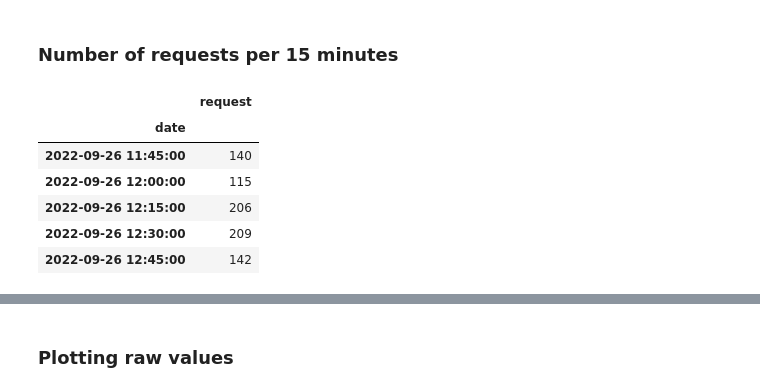
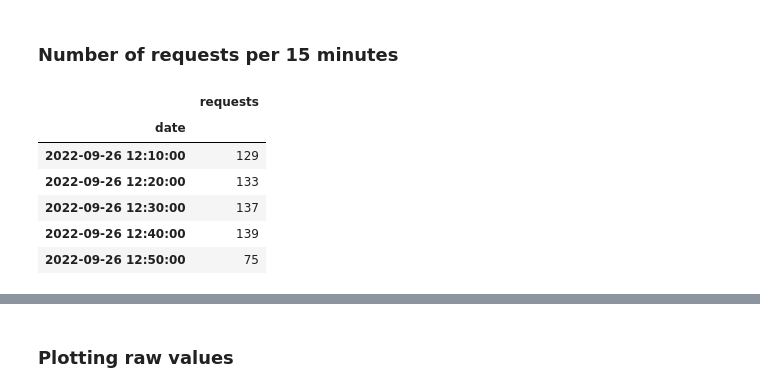
Before and after one commit to bigscience-workshop/carbon-footprint, a Jupyter notebook: bloom_api_carbon.ipynb, the cells around one changed output, grey strips where cells are left out. Saved outputs shown, nothing was run; the diff lists cells and outputs as text; code cells hidden in the pictures.

```diff
--- a/bloom_api_carbon.ipynb
+++ b/bloom_api_carbon.ipynb
@@ -203,14 +216,14 @@ Name: request, dtype: int64
 # %% [markdown]
 ### Number of requests per 15 minutes
 # %%
-requesthourdf = requestdf.groupby(pd.Grouper(key = 'date', freq='15min')).count()
-requesthourdf = requesthourdf.iloc[:-1 , :]
+requesthourdf = requestdf.groupby(pd.Grouper(key = 'date', freq='10min')).count()
+requesthourdf = requesthourdf.iloc[7:-2 , :]
 requesthourdf.tail()
 # %% [output]
-|  | request |
+|  | requests |
 | date |  |
-| 2022-09-26 11:45:00 | 140 |
-| 2022-09-26 12:00:00 | 115 |
-| 2022-09-26 12:15:00 | 206 |
-| 2022-09-26 12:30:00 | 209 |
-| 2022-09-26 12:45:00 | 142 |
+| 2022-09-26 12:10:00 | 129 |
+| 2022-09-26 12:20:00 | 133 |
+| 2022-09-26 12:30:00 | 137 |
+| 2022-09-26 12:40:00 | 139 |
+| 2022-09-26 12:50:00 | 75 |
```
Also changed, not shown: parts of 31 cells of this notebook, 1 other file.
